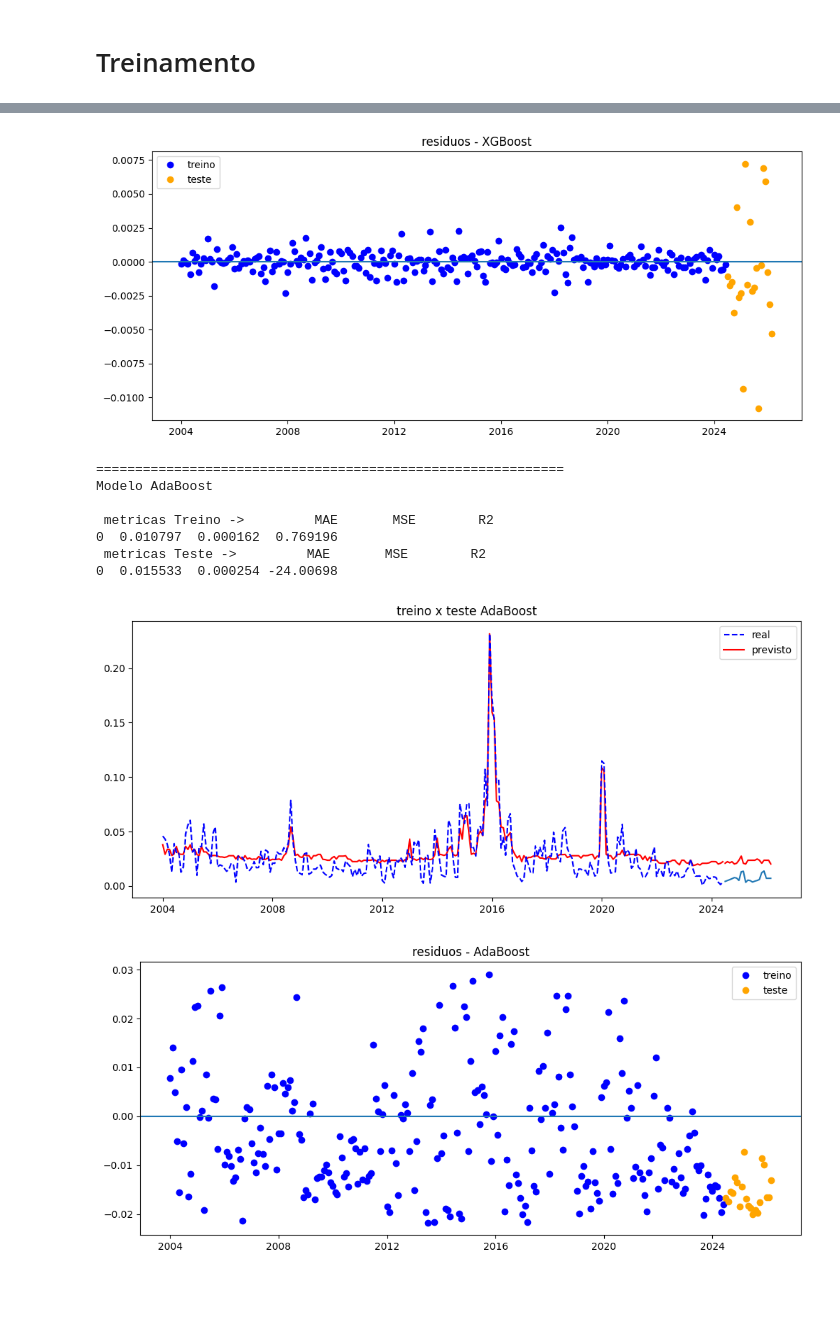
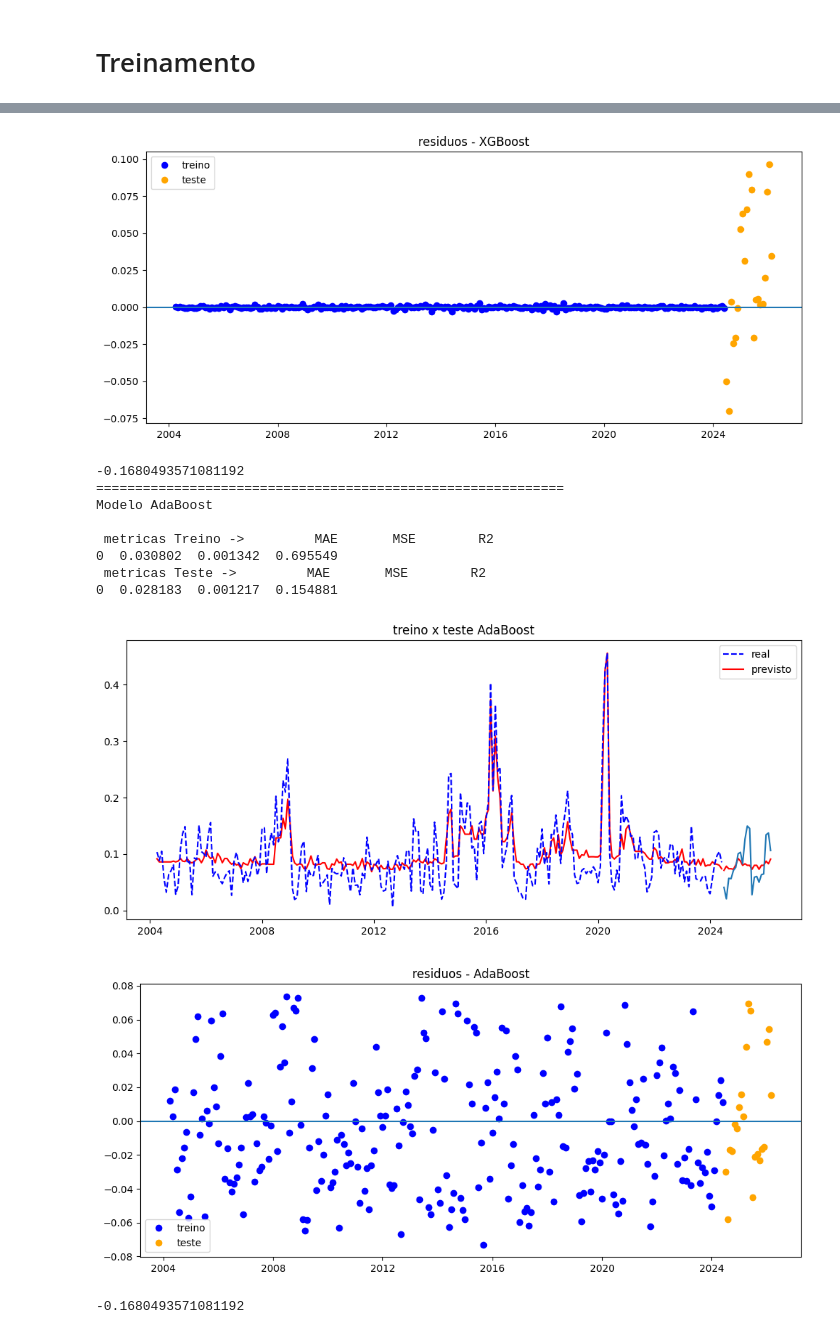
Before and after one commit to WesleySouza13/oil-price-shock-analysis, a Jupyter notebook: notebooks/02_modeling.ipynb, the cells around one changed output, grey strips where cells are left out. Saved outputs shown, nothing was run; the diff lists cells and outputs as text; code cells hidden in the pictures; blank space fills up the shorter version.

```diff
--- a/notebooks/02_modeling.ipynb
+++ b/notebooks/02_modeling.ipynb
@@ -64,11 +71,11 @@ models = {
 # separaçao de x e y (treino)
 X_train = df_train.drop('sigma', axis=1)
 y_train = df_train['sigma']
+y_train = y_train.fillna(y_train.mean())
 # %%
 # x e y (teste)
 X_test = df_test.drop('sigma', axis=1)
 y_test = df_test['sigma']
-y_test = y_test.fillna(y_test.mean())
 # %% [markdown]
 # VIF
 # %%
@@ -114,0 +124,9 @@ Name: sigma, dtype: float64
+# %%
+for i in X_train.columns:
+    p_value = adfuller(X_train[i], autolag='AIC', maxlag=3)[1]
+    print(f"{i} -> p_valor: {p_value}")
+    if p_value > 0.05:
+        print("hipotese nula aceita -> a serie nao é estacionaria")
+    else:
+        print("hipotese nula rejeitada -> a serie é estacionaria")
+    print()
@@ -114,0 +153,6 @@ Name: sigma, dtype: float64
+# %%
+from statsmodels.graphics. tsaplots import plot_acf
+for i in X_train.columns:
+    plot_acf(x=X_train[i], title=f"autocorrelaçao - {i}")
+plt.tight_layout()
+plt.show()
@@ -157,6 +215,10 @@ for i, model in models.items():
     plt.axhline(y=0)
     plt.legend()
     plt.show()
+
+    y_pred_baseline = np.full_like(y_test, y_train.mean())
+
+    print(r2_score(y_test, y_pred_baseline))
 # %% [output]
 ============================================================
 Modelo Arvore_de_decisao
@@ -187,10 +251,12 @@ Modelo XGBoost
-[figure, old version]
+[figure, new version]
+-0.1680493571081192
 ============================================================
 Modelo AdaBoost
 
  metricas Treino ->         MAE       MSE        R2
-0  0.010797  0.000162  0.769196
+0  0.030802  0.001342  0.695549
  metricas Teste ->         MAE       MSE        R2
-0  0.015533  0.000254 -24.00698
+0  0.028183  0.001217  0.154881
-[figure, old version]
+[figure, new version]
-[figure, old version]
+[figure, new version]
+-0.1680493571081192
```
Also changed, not shown: parts of 35 cells of this notebook, 2 other files.
